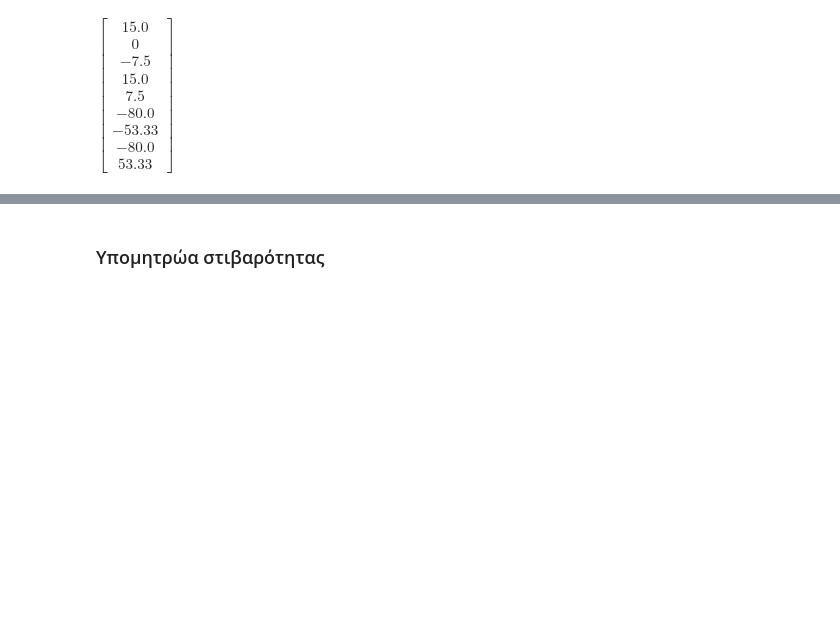
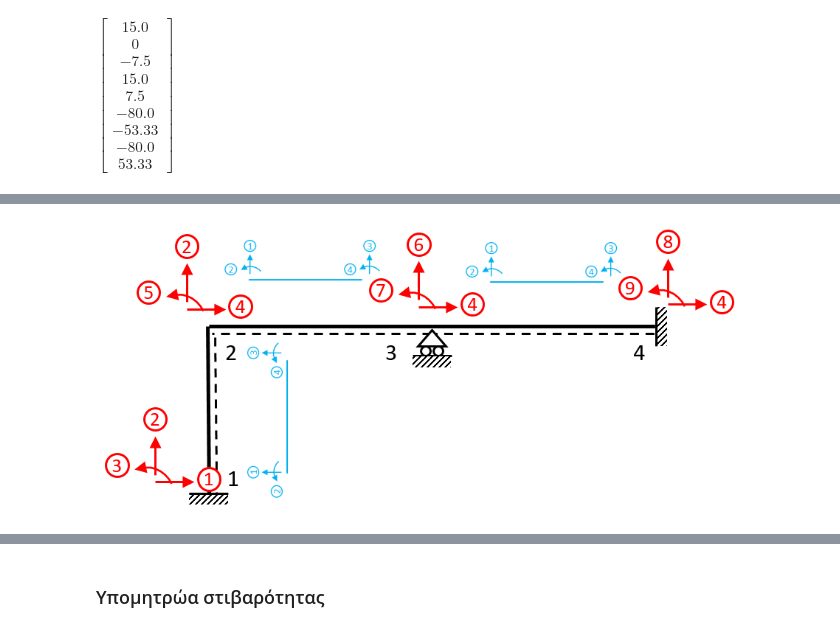
Before and after one commit to panagop/ihu_courses, a Jupyter notebook: jupyter/ihu/statiki_me_mitroa/example5/example5.ipynb, the cells around one changed output, grey strips where cells are left out. Drawn from its saved outputs; the diff is of its cells as text; code cells hidden in the pictures; blank space fills up the shorter version.

```diff
--- a/jupyter/ihu/statiki_me_mitroa/example5/example5.ipynb
+++ b/jupyter/ihu/statiki_me_mitroa/example5/example5.ipynb
@@ -191,3 +192,7 @@ $\displaystyle \left[\begin{matrix}15.0\\0\\-7.5\\15.0\\7.5\\-80.0\\-53.33\\-80.
+# %%
+Image('img\dof_global_local.png', width=650)
+# %% [output]
+[figure, added]
 # %% [markdown]
 ## Διαχωρισμός μητρώων
 
```
Also changed, not shown: parts of 11 cells of this notebook, 3 other files.
